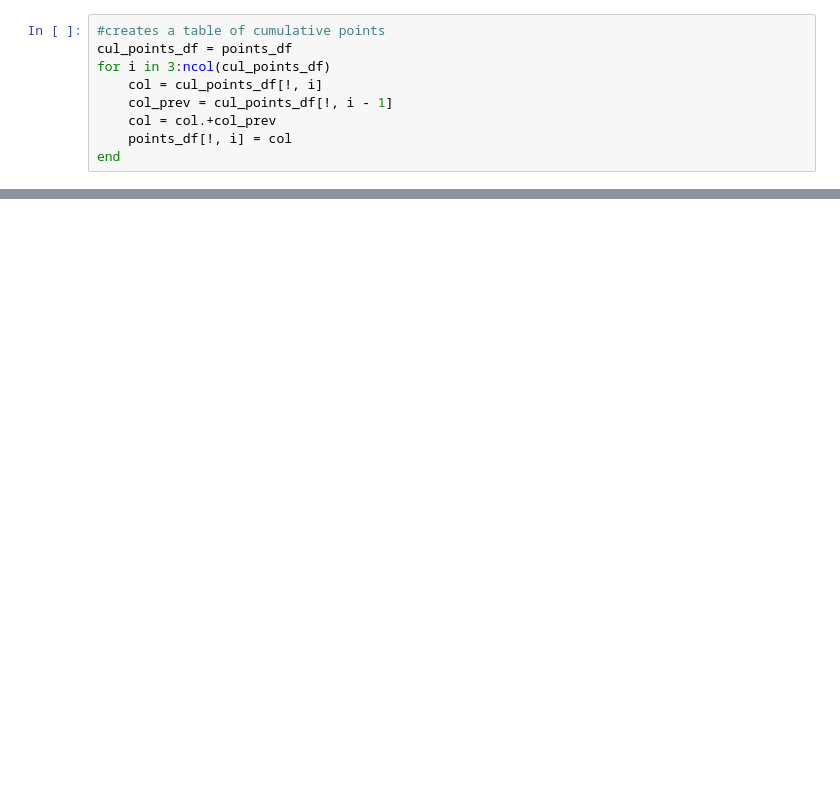
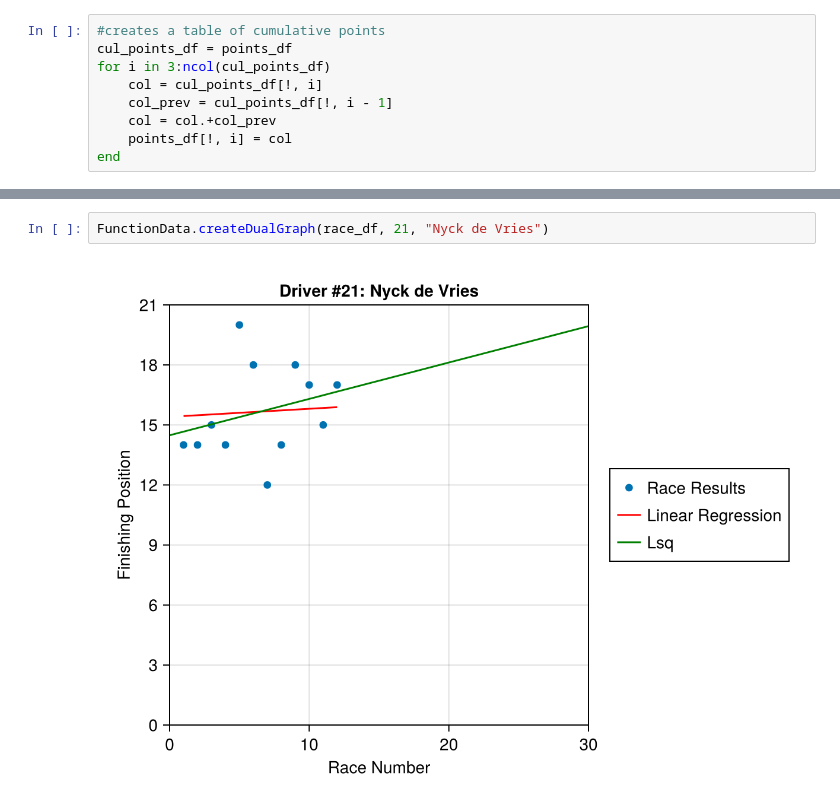
Before and after one commit to nmalicki/Sci-Comp-Project, a Jupyter notebook: main.ipynb, the cells around one changed output, grey strips where cells are left out. Cells and saved outputs as stored; diff of their text form; blank space fills up the shorter version.

```diff
--- a/main.ipynb
+++ b/main.ipynb
@@ -212,0 +130,4 @@ fig
+# %%
+FunctionData.createDualGraph(race_df, 21, "Nyck de Vries")
+# %% [output]
+[figure, added]
```
Also changed, not shown: parts of 15 cells of this notebook, 3 other files.
